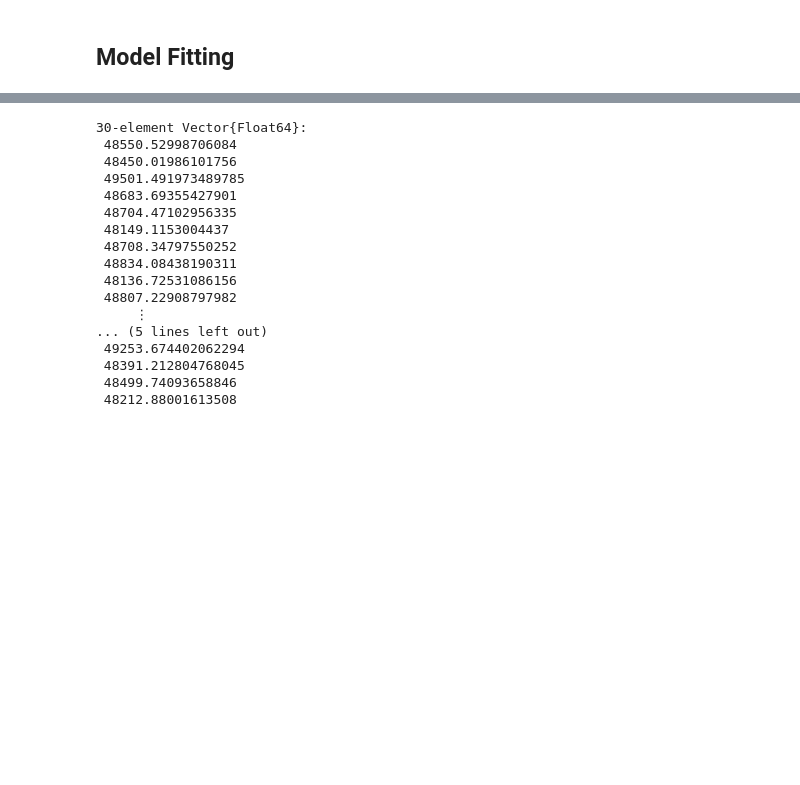
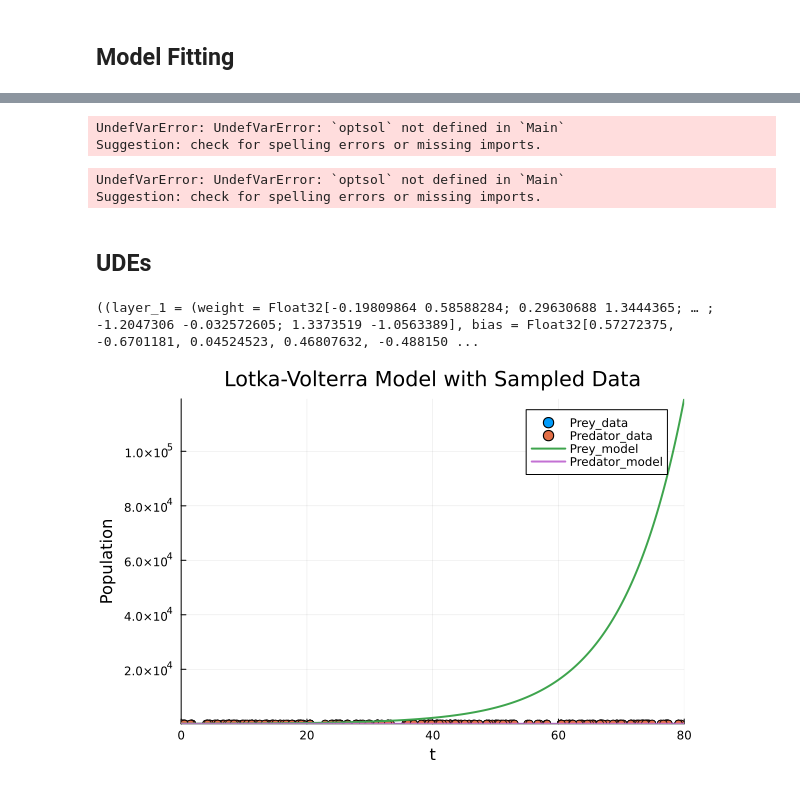
Before and after one commit to MarcusGalea/discovering_hidden_physics, a Jupyter notebook: scripts/LV_SINDy.ipynb, the cells around one changed output, grey strips where cells are left out. Saved outputs shown, nothing was run; the diff lists cells and outputs as text; code cells hidden in the pictures; blank space fills up the shorter version.

```diff
--- a/scripts/LV_SINDy.ipynb
+++ b/scripts/LV_SINDy.ipynb
@@ -373,20 +653,20 @@ BoundsError: BoundsError: attempt to access 4-element Vector{ForwardDiff.Dual{Fo
+# %%
+
+#find index of minimum
+min_idx = argmin([opt.objective for opt in optsol])
+[opt.objective for opt in optsol]
+# %% [output]
+UndefVarError: UndefVarError: `optsol` not defined in `Main`
+Suggestion: check for spelling errors or missing imports.
 # %%
-[opt.objective for opt in optsol]
+sol_idx = 7
+ens_prob = EnsembleProblem(hmodel, initial_conditions, tspan, optsol[sol_idx].u)
+sol = solve(ens_prob, Rodas5(), EnsembleDistributed(), trajectories = length(initial_conditions), saveat = dt)
+scatter(timedata[sample_idcs], data[sample_idcs, :], label=["Prey_data" "Predator_data"], xlabel="Time", ylabel="Population", title="Lotka-Volterra Model: Loss $(round(optsol[sol_idx].objective,sigdigits = 3))", legend =:topright)
+plot!(sol, label = ["Prey_model" "Predator_model"], linewidth=2, markersize=4, legend =:topright)
+# savefig(joinpath(plotsdir, "LV_SINDy_res_1.png"))
 # %% [output]
-30-element Vector{Float64}:
- 48550.52998706084
- 48450.01986101756
- 49501.491973489785
- 48683.69355427901
- 48704.47102956335
- 48149.1153004437
- 48708.34797550252
- 48834.08438190311
- 48136.72531086156
- 48807.22908797982
-     ⋮
-... (5 lines left out)
- 49253.674402062294
- 48391.212804768045
- 48499.74093658846
- 48212.88001613508
+UndefVarError: UndefVarError: `optsol` not defined in `Main`
+Suggestion: check for spelling errors or missing imports.
+# %% [markdown]
+## UDEs
@@ -392,0 +682,43 @@ BoundsError: BoundsError: attempt to access 4-element Vector{ForwardDiff.Dual{Fo
+# %%
+rbf(x) = exp.(-(x.^2))
+
+nn1 = Lux.Chain(
+    Lux.Dense(2,5,rbf; init_weight =  kaiming_normal),
+    Lux.Dense(5,5, rbf, init_weight = kaiming_normal),
+    Lux.Dense(5,5, rbf, init_weight = kaiming_normal),
+    Lux.Dense(5,2, rbf, init_weight = kaiming_normal),
+)
+p_nn, st_nn = Lux.setup(rng, nn1)
+# %% [output]
+((layer_1 = (weight = Float32[-0.19809864 0.58588284; 0.29630688 1.3444365; … ; -1.2047306 -0.032572605; 1.3373519 -1.0563389], bias = Float32[0.57272375, -0.6701181, 0.04524523, 0.46807632, -0.488150 ...
+# %%
+include("../src/hybrid_model.jl")
+# hmodel = HybridModel(sys_known, sys_unknown_gt; rng = rng)
+hmodel = HybridModel(sys_known, nn1; rng = rng)
+
+initp = init_params(hmodel)
+### ENSEMBLE DATA ###
+
+# initial_conditions  = [
+#     [40.0, 9.00],
+#     [20.0, 8.0],
+#     [10, 7.0],
+# ]
+
+# initial_conditions  = [
+#     Dict([x => 40.0, y => 9.0]),
+#     Dict([x => 20.0, y => 8.0]),
+#     Dict([x => 10.0, y => 7.0]),
+# ]
+
+initial_conditions = Dict(
+    "cond1" => Dict([x => 40.0, y => 9.0]), #remember to define variables before using them
+)
+
+ens_prob = EnsembleProblem(hmodel, initial_conditions, tspan, initp)
+sol = solve(ens_prob, Rodas5(), EnsembleDistributed(), trajectories = length(initial_conditions), saveat = dt)
+scatter(timedata[sample_idcs], data[sample_idcs, :], label=["Prey_data" "Predator_data"], xlabel="Time", ylabel="Population", title="Lotka-Volterra Model with Sampled Data", legend =:topright)
+plot!(sol, label = ["Prey_model" "Predator_model"], linewidth=2, markersize=4, legend =:topright)
+# savefig(joinpath(plotsdir, "LV_SINDy_sampled_data_gone_wrong.png"))
+# %% [output]
+[figure, added]
```
Also changed, not shown: parts of 49 cells of this notebook, 13 other files.
